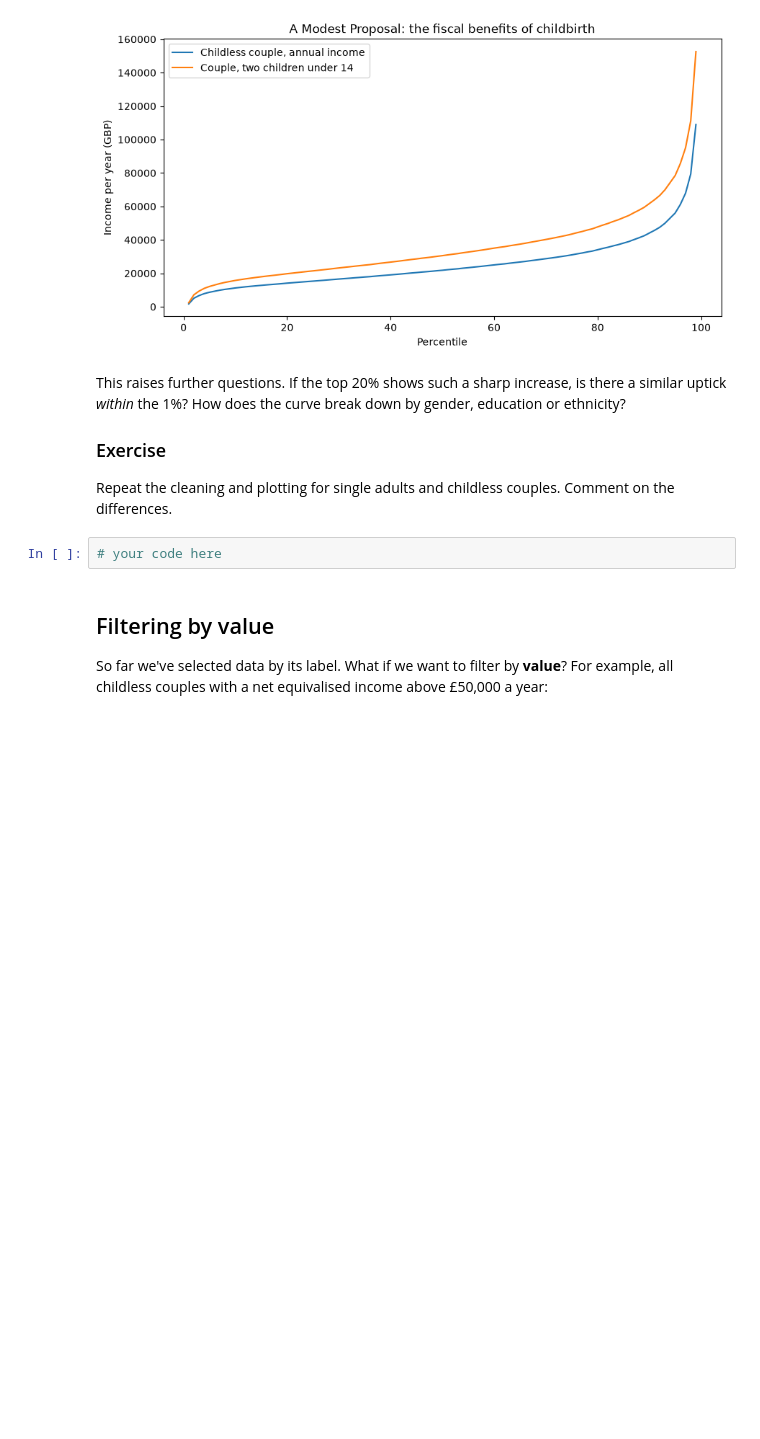
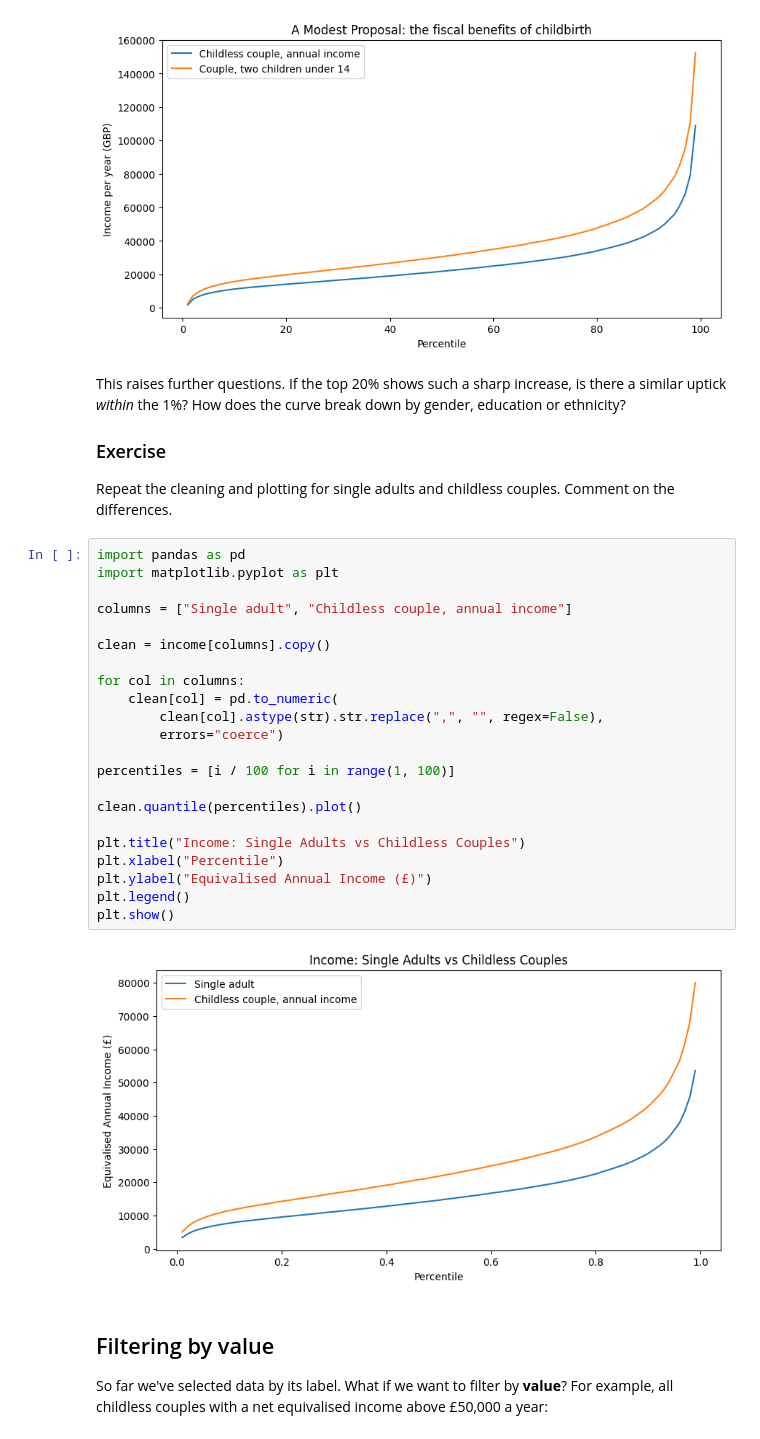
Before and after one commit to audreyshen0929/QM2, a Jupyter notebook: w02_pandas.ipynb, the cells around one changed output. Drawn from its saved outputs; the diff is of its cells as text; blank space fills up the shorter version.

```diff
--- a/w02_pandas.ipynb
+++ b/w02_pandas.ipynb
@@ -222,8 +291,30 @@ This raises further questions. If the top 20% shows such a sharp increase, is th
 ### Exercise
 
 Repeat the cleaning and plotting for single adults and childless couples. Comment on the differences.
-# %%
-# your code here
+# %%
+import pandas as pd
+import matplotlib.pyplot as plt
+
+columns = ["Single adult", "Childless couple, annual income"]
+
+clean = income[columns].copy()
+
+for col in columns:
+    clean[col] = pd.to_numeric(
+        clean[col].astype(str).str.replace(",", "", regex=False),
+        errors="coerce")
+
+percentiles = [i / 100 for i in range(1, 100)]
+
+clean.quantile(percentiles).plot()
+
+plt.title("Income: Single Adults vs Childless Couples")
+plt.xlabel("Percentile")
+plt.ylabel("Equivalised Annual Income (£)")
+plt.legend()
+plt.show()
+# %% [output]
+[figure, added]
 # %% [markdown]
 ## Filtering by value
 
```
Also changed, not shown: parts of 14 cells of this notebook.
